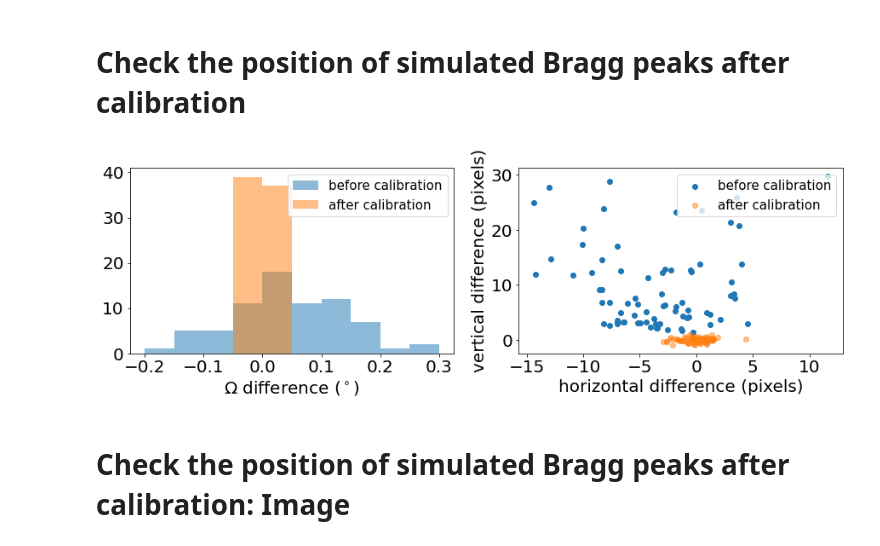
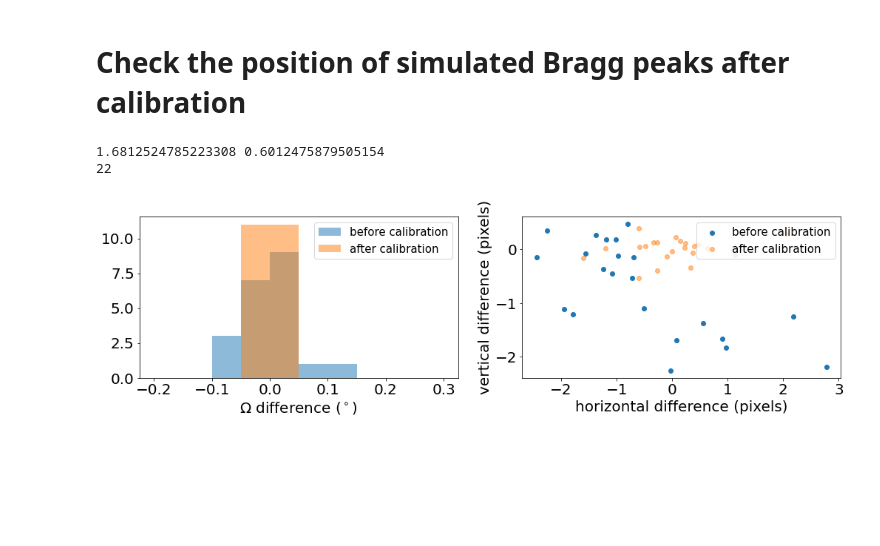
Before and after one commit to mattwilkin/StrainRecon, a Jupyter notebook: Calibration_MJW.ipynb, the cells around one changed output. Saved outputs shown, nothing was run; the diff lists cells and outputs as text; code cells hidden in the pictures; blank space fills up the shorter version.

```diff
--- a/Calibration_MJW.ipynb
+++ b/Calibration_MJW.ipynb
@@ -356,2 +111,12 @@ for ii in range(len(absCOM)):
+# %%
+center_of_mass = []
+goodidx = np.arange(45)
+for idx in goodidx:
+    tmp=np.load(path+f'Ps_filtered/Im{idx}.npy')
+    Omeg = np.argmax(tmp[18:30,50:100,100:200].sum(axis=(1,2)))+18
+    Py,Px,cy,cx,co = getCenter2(tmp,Omeg,dx=50,dy=50,do=5)
+    center = np.array([co,cx,cy])
+    center_of_mass.append(center)
+center_of_mass = np.stack(center_of_mass)
 # %% [markdown]
 # Start Calibration
@@ -441,25 +123,29 @@ print(res)
+# %%
+x,oldPs,newPs,absCOM,goodidx = optimize_detector(path,center_of_mass,goodidx,Cfg)
 # %% [markdown]
 # Check the position of simulated Bragg peaks after calibration
-# %%
-newPs=SimP(res['x'])
-# %%
-oldPs=SimP(np.zeros(17))
+# %%
+dist0 = np.absolute(np.linalg.norm(oldPs-absCOM,axis=1)).mean()
+dist1 = np.absolute(np.linalg.norm(newPs-absCOM,axis=1)).mean()
+print(dist0,dist1)
+print(len(oldPs))
+# %% [output]
+1.6812524785223308 0.6012475879505154
+22
 # %%
-fig,ax=plt.subplots(1,2,figsize=(15,4))
+fig,ax=plt.subplots(1,2,figsize=(17,4))
 ax[0].hist(oldPs[:,2]-absCOM[:,2],label='before calibration',bins=np.arange(-0.2,0.35,0.05),alpha=0.5)
 ax[0].hist(newPs[:,2]-absCOM[:,2],label='after calibration',bins=np.arange(-0.2,0.35,0.05),alpha=0.5)
 ax[0].legend(loc='upper right', fontsize=15)
 ax[0].set_xlabel(r'$\Omega$ difference $(^\circ)$', fontsize=20)
 ax[1].scatter(oldPs[:,0]-absCOM[:,0],oldPs[:,1]-absCOM[:,1],label='before calibration')
 ax[1].scatter(newPs[:,0]-absCOM[:,0],newPs[:,1]-absCOM[:,1],label='after calibration',alpha=0.5)
 ax[1].set_xlabel('horizontal difference (pixels)', fontsize=20)
 ax[1].set_ylabel('vertical difference (pixels)', fontsize=20)
 ax[1].legend(loc='upper right', fontsize=15)
 ax[0].tick_params(axis='both', which='major', labelsize=20)
 ax[1].tick_params(axis='both', which='major', labelsize=20)
 plt.savefig('calibration.png',dpi=100,bbox_inches='tight')
 plt.show()
 # %% [output]
-[figure, old version]
+[figure, new version]
-# %% [markdown]
-# Check the position of simulated Bragg peaks after calibration: Image
```
Also changed, not shown: parts of 25 cells of this notebook, 29 other files.
